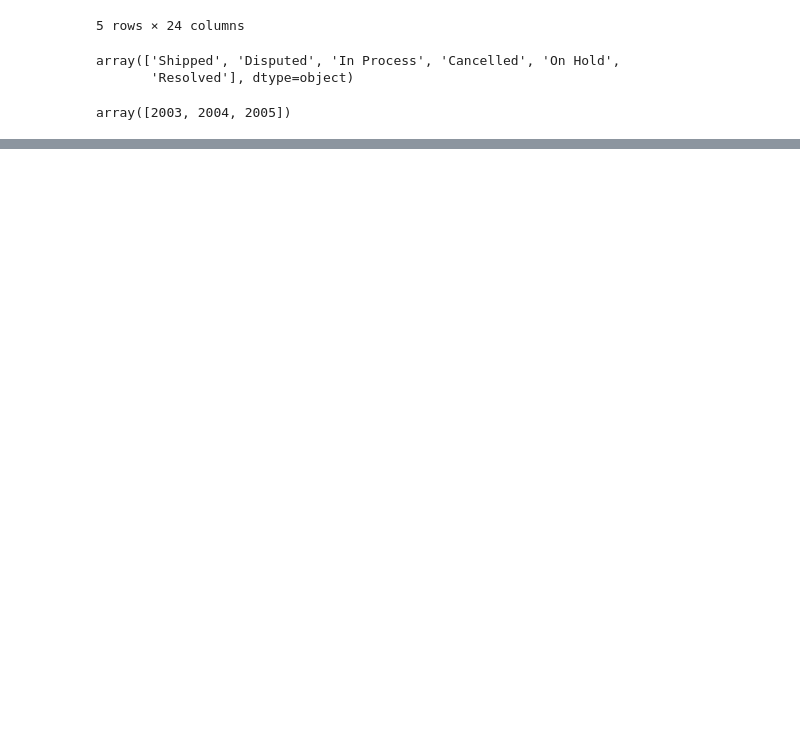
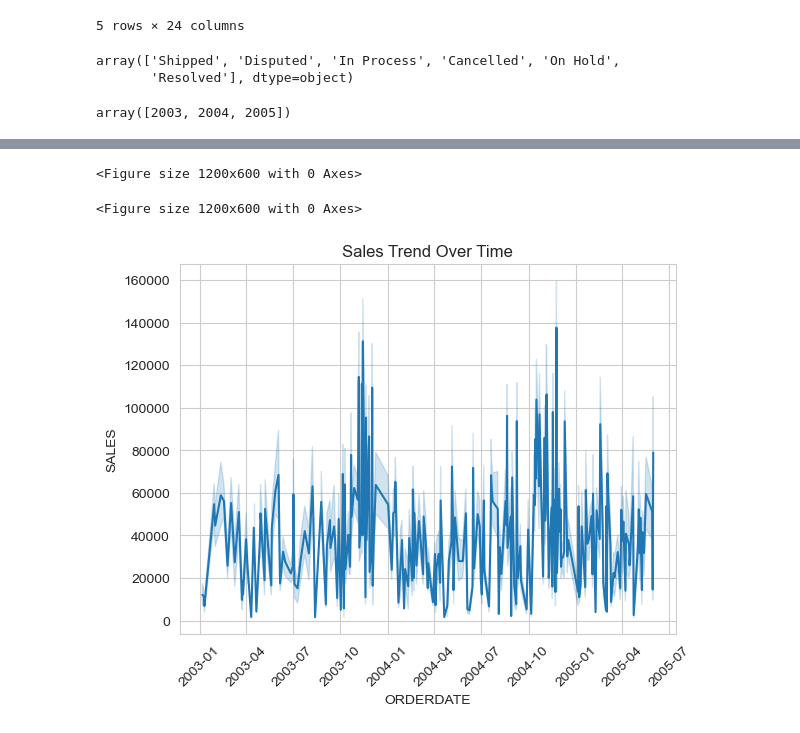
Before and after one commit to Austin-Rodrigues/Sales-Analysis-and-Customer-Segmentation, a Jupyter notebook: sales_analysis.ipynb, the cells around one changed output, grey strips where cells are left out. Saved outputs shown, nothing was run; the diff lists cells and outputs as text; code cells hidden in the pictures; blank space fills up the shorter version.

```diff
--- a/sales_analysis.ipynb
+++ b/sales_analysis.ipynb
@@ -156 +156,3 @@ sales.head(10)
 10 rows × 21 columns
+# %%
+sales["ORDERDATE"] = pd.to_datetime(sales["ORDERDATE"])
@@ -160,0 +181,14 @@ sales.head(10)
+# %%
+# Set a clean visualization style
+sns.set_style("whitegrid")
+plt.figure(figsize=(12,6))  # Default figure size
+# %% [output]
+<Figure size 1200x600 with 0 Axes>
+<Figure size 1200x600 with 0 Axes>
+# %%
+sns.lineplot(data=sales, x="ORDERDATE", y="SALES", estimator="sum")
+plt.xticks(rotation=45)
+plt.title("Sales Trend Over Time")
+plt.show()
+# %% [output]
+[figure, added]
```
Also changed, not shown: parts of 16 cells of this notebook, 7 other files.
